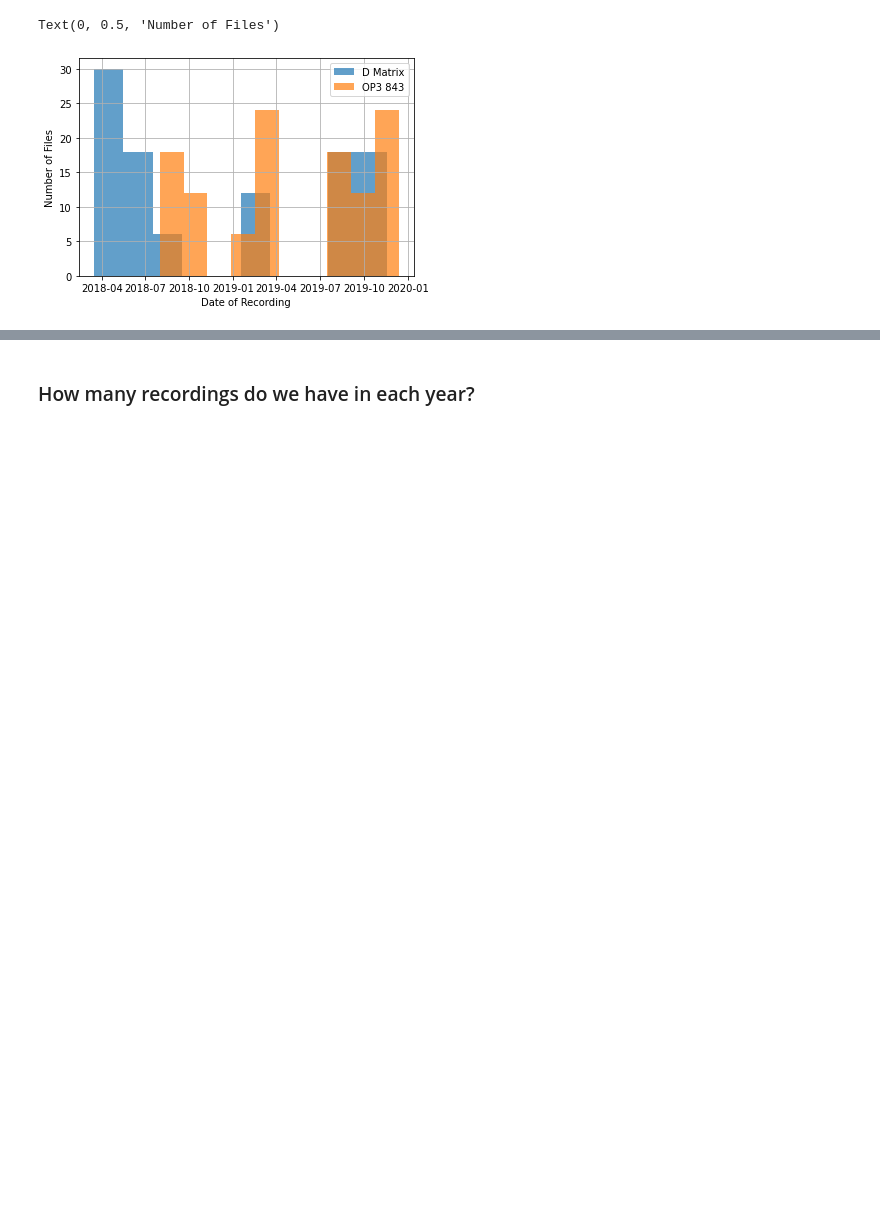
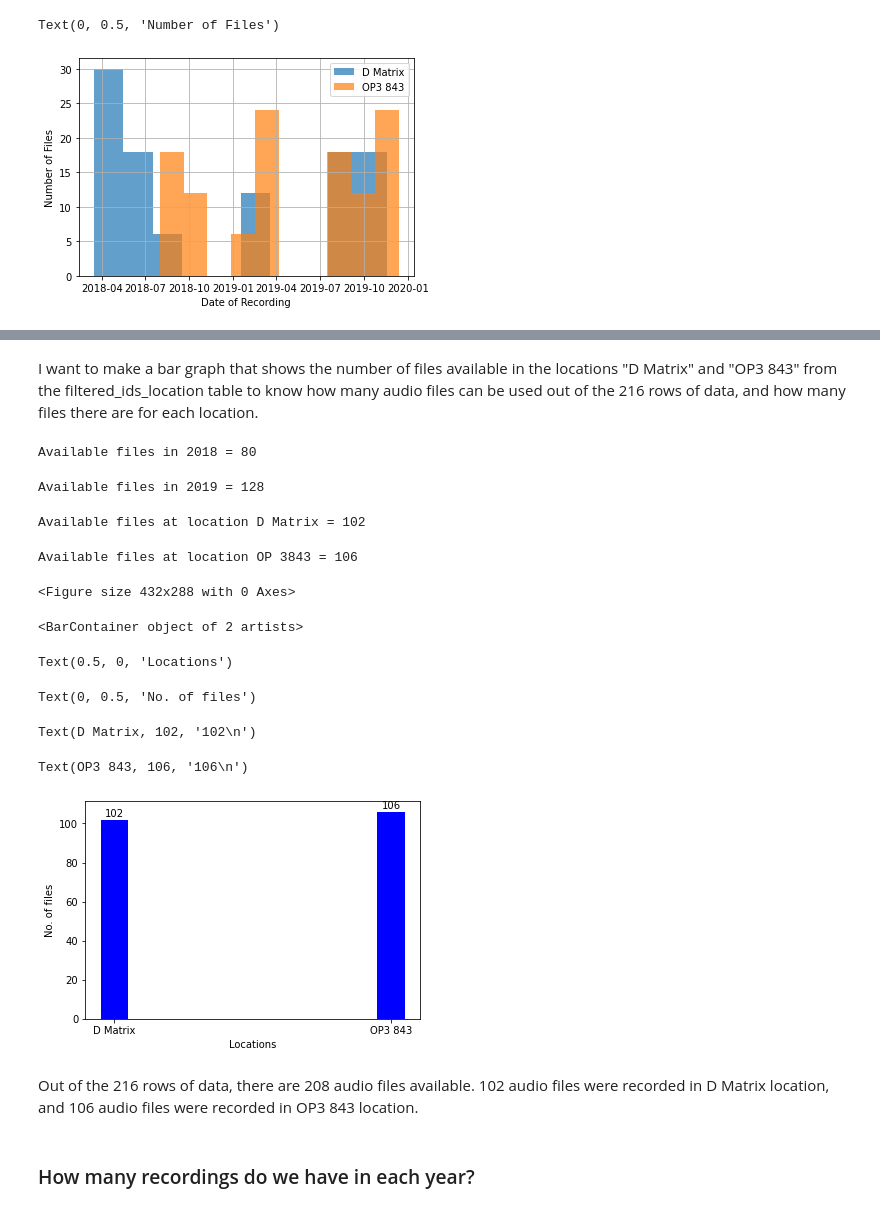
Before and after one commit to sarakabariti/Data_Science_Acoustic_Monitoring_Project, a Jupyter notebook: acoustic_monitoring_project.ipynb, the cells around one changed output, grey strips where cells are left out. Drawn from its saved outputs; the diff is of its cells as text; code cells hidden in the pictures; blank space fills up the shorter version.

```diff
--- a/acoustic_monitoring_project.ipynb
+++ b/acoustic_monitoring_project.ipynb
@@ -371,2 +392,74 @@ Text(0, 0.5, 'Number of Files')
+# %% [markdown]
+I want to make a bar graph that shows the number of files available in the locations "D Matrix" and "OP3 843" from the filtered_ids_location table to know how many audio files can be used out of the 216 rows of data, and how many files there are for each location.
+# %%
+from datetime import datetime # Module to work with dates and time
+
+# Checking missing files in 2018
+start_date = datetime.strptime('2018-01-01 00:00:00', '%Y-%m-%d %H:%M:%S')
+end_date = datetime.strptime('2018-12-31 00:00:00', '%Y-%m-%d %H:%M:%S')
+mask_1 = (filtered_ids_location['Date'] >= start_date) & (filtered_ids_location['Date'] <= end_date)
+_2018_values=filtered_ids_location.loc[mask_1]
+total_values = len(filtered_ids_location.loc[mask_1])
+null_values = _2018_values["Audio_file"].isna().sum()
+print("Available files in 2018 =", total_values - null_values)
+# %% [output]
+Available files in 2018 = 80
+# %%
+# Checking missing values in 2019
+
+start_date = datetime.strptime('2019-01-01 00:00:00', '%Y-%m-%d %H:%M:%S')
+end_date = datetime.strptime('2019-12-31 00:00:00', '%Y-%m-%d %H:%M:%S')
+mask_2 = (filtered_ids_location['Date'] >= start_date) & (filtered_ids_location['Date'] <= end_date)
+_2019_values=filtered_ids_location.loc[mask_2]
+total_values = len(filtered_ids_location.loc[mask_2])
+null_values = _2019_values["Audio_file"].isna().sum()
+print("Available files in 2019 =", total_values - null_values)
+# %% [output]
+Available files in 2019 = 128
+# %%
+# Finding number of files recorded in D Matrix
+
+audio_dmatrix = filtered_ids_location[filtered_ids_location["Site"] == "D Matrix"]
+total_values = len(audio_dmatrix)
+null_values = audio_dmatrix["Audio_file"].isna().sum()
+actual_dmatrix = total_values - null_values
+print("Available files at location D Matrix =", actual_dmatrix )
+# %% [output]
+Available files at location D Matrix = 102
+# %%
+# Finding number of files recorded in OP3 843
+
+audio_OP3843 = filtered_ids_location[filtered_ids_location["Site"] == "OP3 843"]
+total_values = len(audio_OP3843)
+null_values = audio_OP3843["Audio_file"].isna().sum()
+actual_OP3843 = total_values - null_values
+print("Available files at location OP 3843 =", actual_OP3843 )
+# %% [output]
+Available files at location OP 3843 = 106
+# %%
+# Plot bar graph of the number of files in the locations "D Matrix" and "OP3 843" from the filtered_ids_location table
+
+locations = ["D Matrix" , "OP3 843"]
+no_of_files = [actual_dmatrix , actual_OP3843]
+
+plt.figure(figsize = (6, 4))
+plt.bar(locations, no_of_files, color ='blue', width = 0.1)
+plt.xlabel("Locations")
+plt.ylabel("No. of files")
+
+for i in range(len(no_of_files)):
+    plt.annotate(f'{no_of_files[i]}\n', xy=(locations[i], no_of_files[i]), ha='center', va='center')
+
+plt.show()
+# %% [output]
+<Figure size 432x288 with 0 Axes>
+<BarContainer object of 2 artists>
+Text(0.5, 0, 'Locations')
+Text(0, 0.5, 'No. of files')
+Text(D Matrix, 102, '102\n')
+Text(OP3 843, 106, '106\n')
+[figure, added]
+# %% [markdown]
+Out of the 216 rows of data, there are 208 audio files available. 102 audio files were recorded in D Matrix location, and 106 audio files were recorded in OP3 843 location.
 # %% [markdown]
 ### How many recordings do we have in each year?
```
Also changed, not shown: parts of 11 cells of this notebook.
